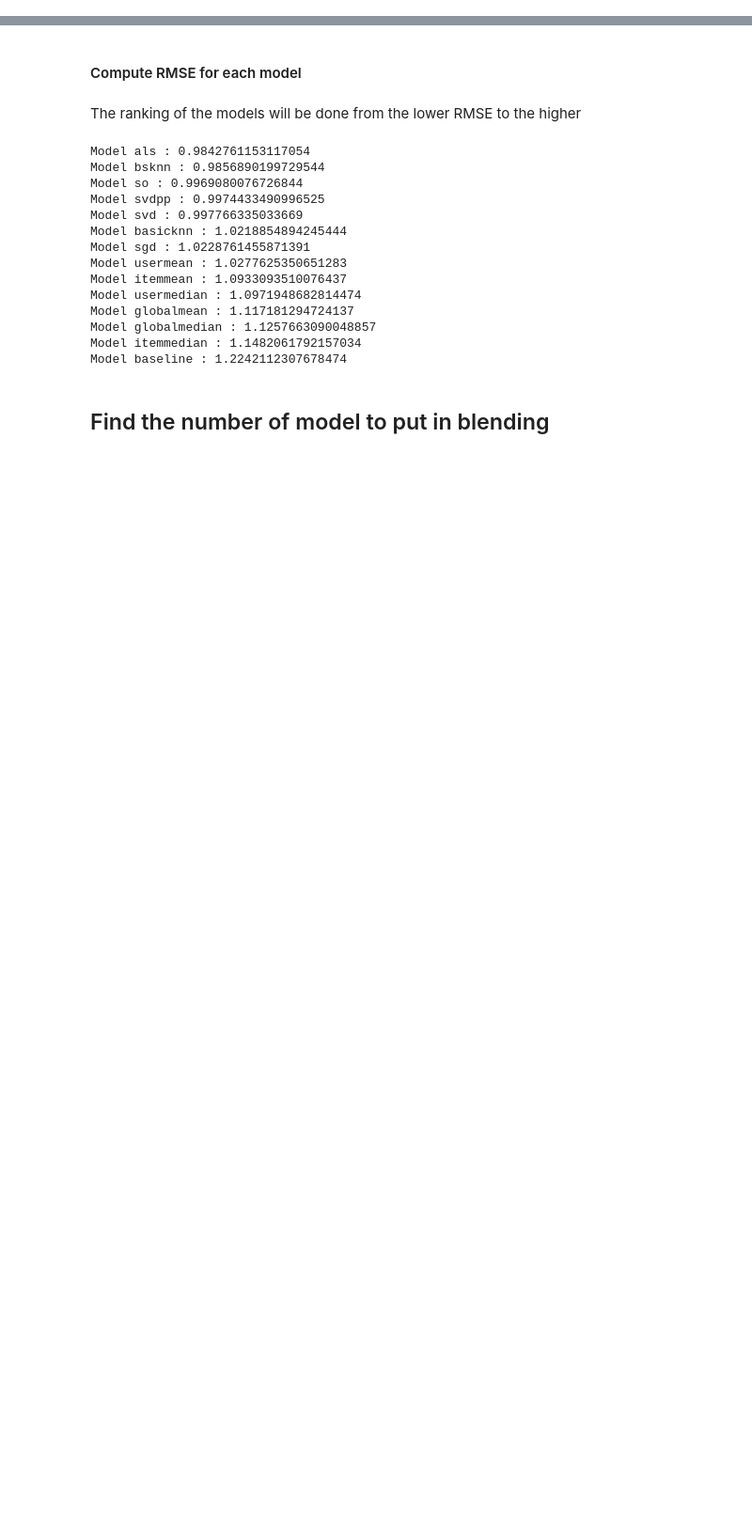
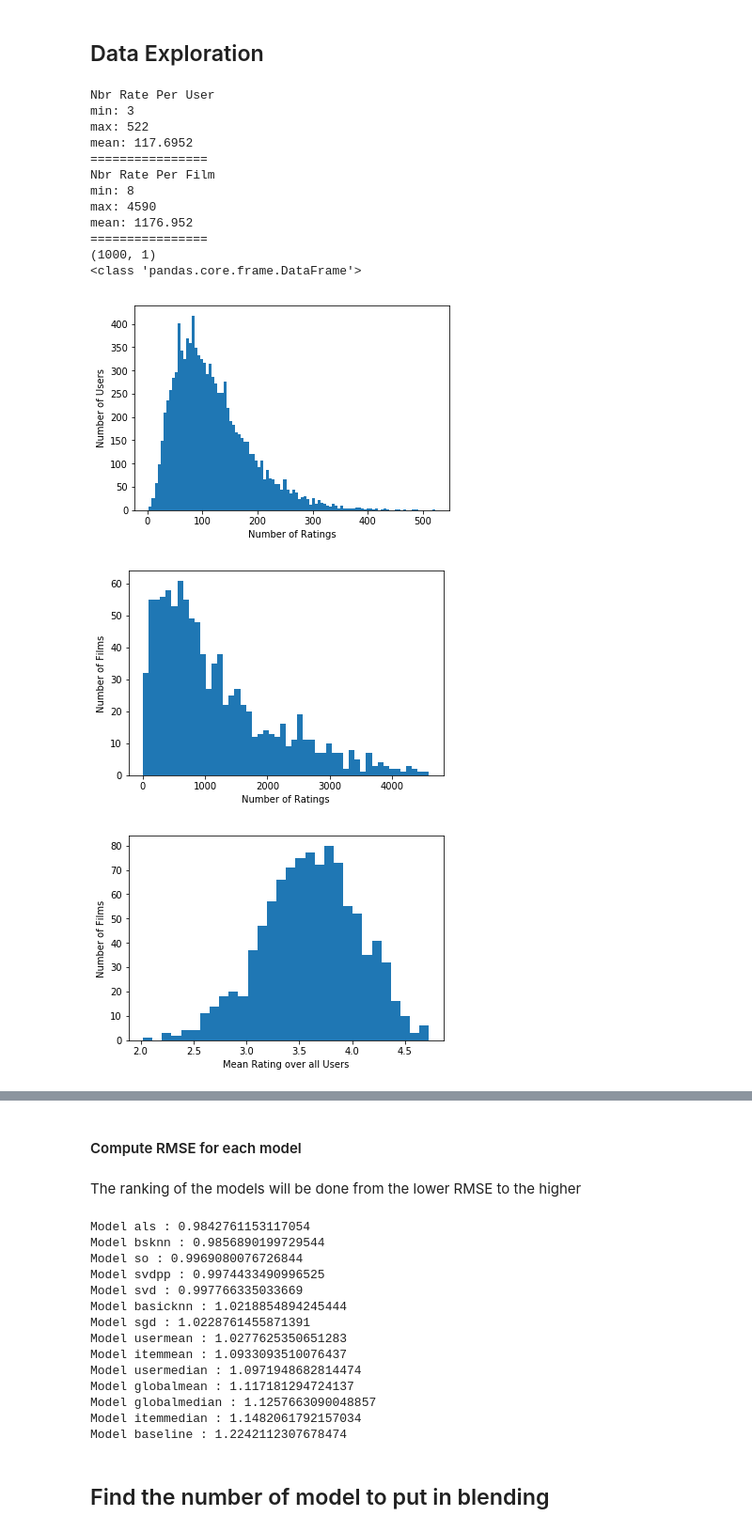
Before and after one commit to jev26/ML-Project2, a Jupyter notebook: ModelsSelection.ipynb, the cells around one changed output, grey strips where cells are left out. Shown at 94% size. Drawn from its saved outputs; the diff is of its cells as text; code cells hidden in the pictures; blank space fills up the shorter version.

```diff
--- a/ModelsSelection.ipynb
+++ b/ModelsSelection.ipynb
@@ -5,0 +9,21 @@ from helper import *
+# %% [markdown]
+## Data Exploration
+# %%
+data_name = "data/47b05e70-6076-44e8-96da-2530dc2187de_data_train.csv"
+ratings_sparse, ratings_pandas = load_data_sparse(data_name, True)
+# %% [output]
+Nbr Rate Per User
+min: 3
+max: 522
+mean: 117.6952
+================
+Nbr Rate Per Film
+min: 8
+max: 4590
+mean: 1176.952
+================
+(1000, 1)
+<class 'pandas.core.frame.DataFrame'>
+[figure, added]
+[figure, added]
+[figure, added]
```
Also changed, not shown: parts of 17 cells of this notebook, 51 other files.
